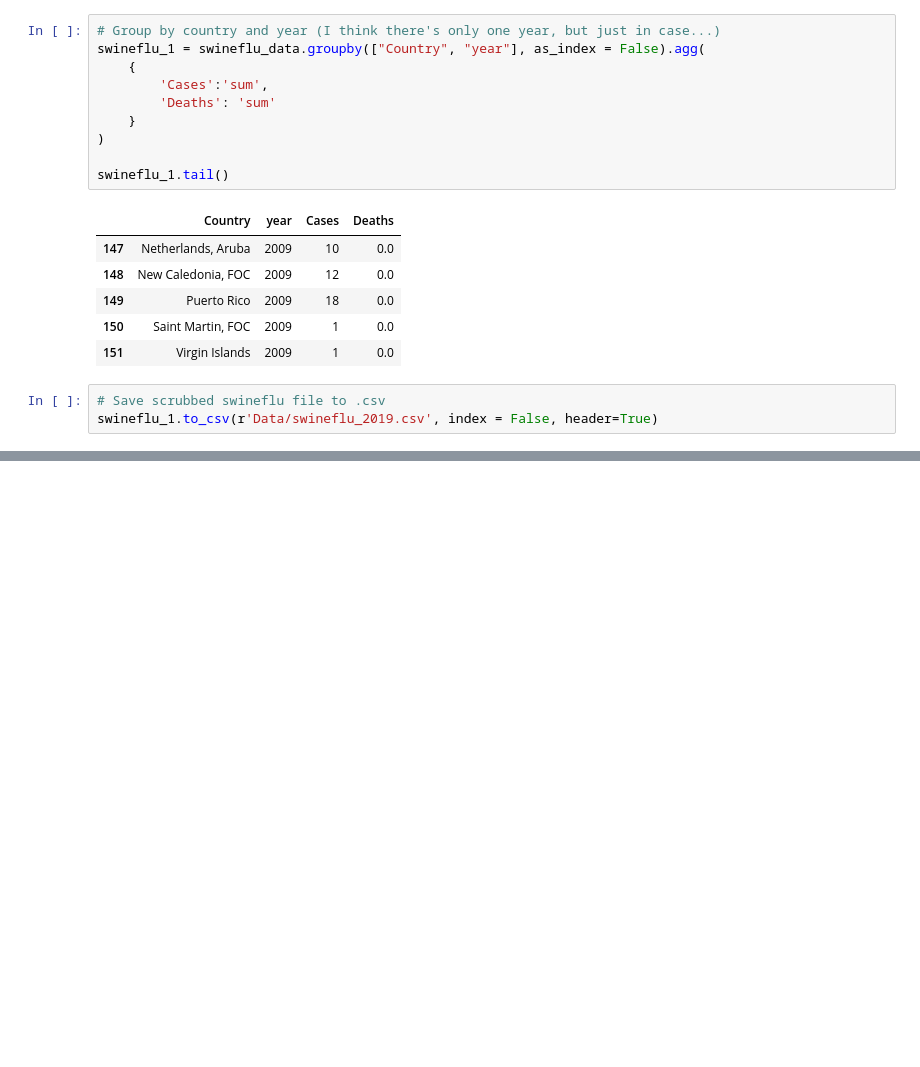
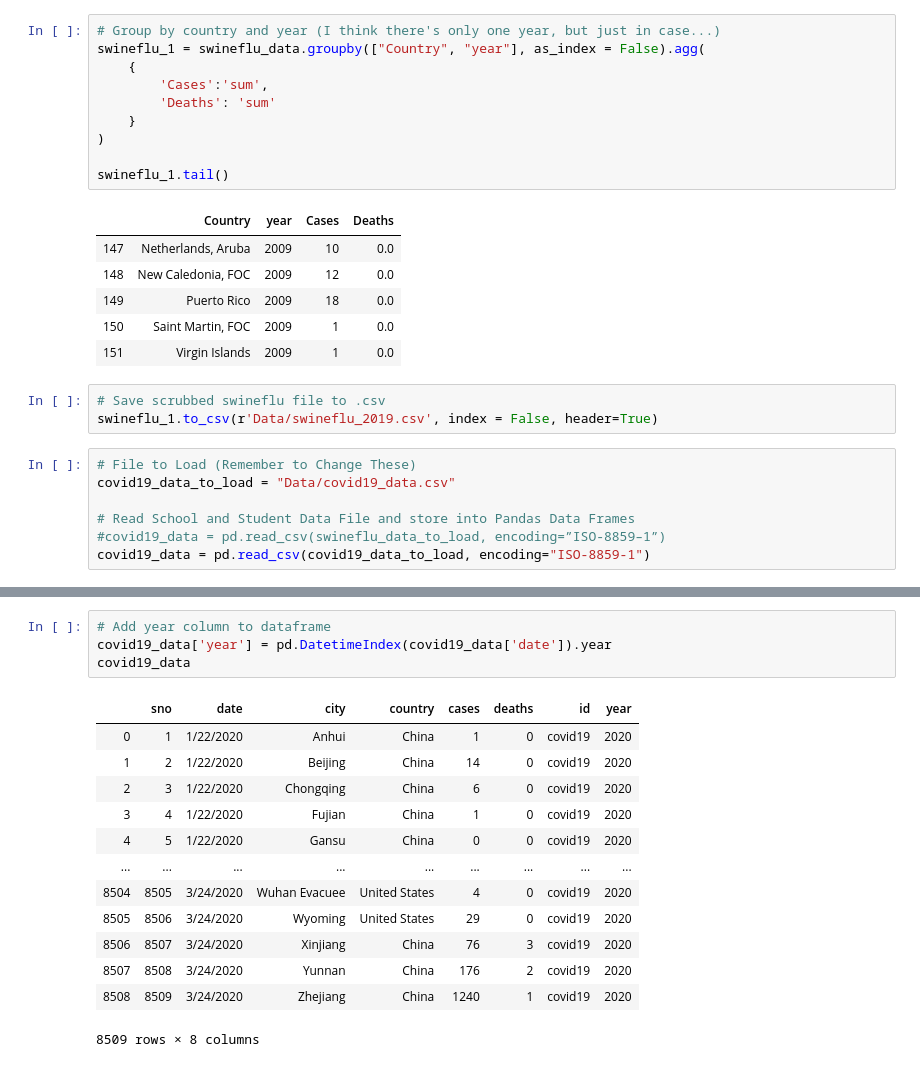
Before and after one commit to magcox5/Project2-Pandemic, a Jupyter notebook: swineflu_scrubbing.ipynb, the cells around one changed output, grey strips where cells are left out. Drawn from its saved outputs; the diff is of its cells as text; blank space fills up the shorter version.

```diff
--- a/swineflu_scrubbing.ipynb
+++ b/swineflu_scrubbing.ipynb
@@ -104,3 +104,10 @@ swineflu_1.tail()
 # %%
 # Save scrubbed swineflu file to .csv
 swineflu_1.to_csv(r'Data/swineflu_2019.csv', index = False, header=True)
+# %%
+# File to Load (Remember to Change These)
+covid19_data_to_load = "Data/covid19_data.csv"
+
+# Read School and Student Data File and store into Pandas Data Frames
+#covid19_data = pd.read_csv(swineflu_data_to_load, encoding=”ISO-8859–1”)
+covid19_data = pd.read_csv(covid19_data_to_load, encoding="ISO-8859-1")
@@ -106,0 +130,18 @@ swineflu_1.to_csv(r'Data/swineflu_2019.csv', index = False, header=True)
+# %%
+# Add year column to dataframe
+covid19_data['year'] = pd.DatetimeIndex(covid19_data['date']).year
+covid19_data
+# %% [output]
+|  | sno | date | city | country | cases | deaths | id | year |
+| 0 | 1 | 1/22/2020 | Anhui | China | 1 | 0 | covid19 | 2020 |
+| 1 | 2 | 1/22/2020 | Beijing | China | 14 | 0 | covid19 | 2020 |
+| 2 | 3 | 1/22/2020 | Chongqing | China | 6 | 0 | covid19 | 2020 |
+| 3 | 4 | 1/22/2020 | Fujian | China | 1 | 0 | covid19 | 2020 |
+| 4 | 5 | 1/22/2020 | Gansu | China | 0 | 0 | covid19 | 2020 |
+| ... | ... | ... | ... | ... | ... | ... | ... | ... |
+| 8504 | 8505 | 3/24/2020 | Wuhan Evacuee | United States | 4 | 0 | covid19 | 2020 |
+| 8505 | 8506 | 3/24/2020 | Wyoming | United States | 29 | 0 | covid19 | 2020 |
+| 8506 | 8507 | 3/24/2020 | Xinjiang | China | 76 | 3 | covid19 | 2020 |
+| 8507 | 8508 | 3/24/2020 | Yunnan | China | 176 | 2 | covid19 | 2020 |
+| 8508 | 8509 | 3/24/2020 | Zhejiang | China | 1240 | 1 | covid19 | 2020 |
+8509 rows × 8 columns
```
Also changed, not shown: parts of 16 cells of this notebook, 19 other files.
